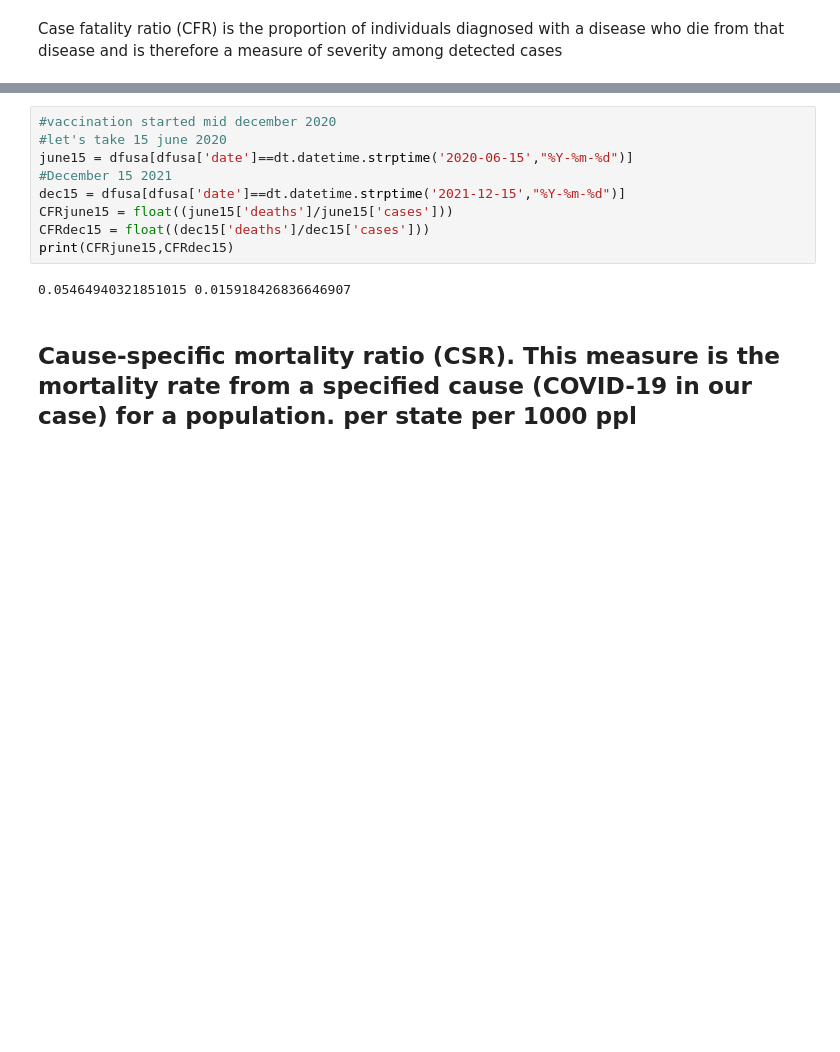
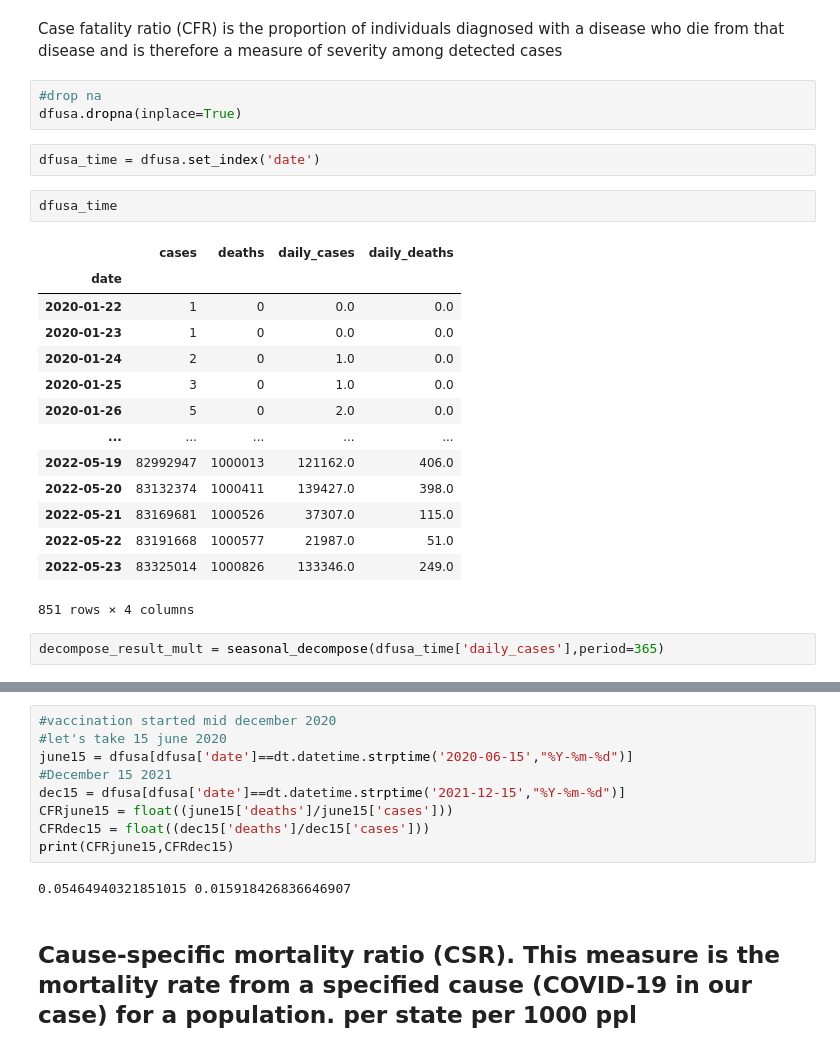
Before and after one commit to thibtd/covid_19_MDA, a Jupyter notebook: MDA_thibaut_1.ipynb, the cells around one changed output, grey strips where cells are left out. Drawn from its saved outputs; the diff is of its cells as text; blank space fills up the shorter version.

```diff
--- a/MDA_thibaut_1.ipynb
+++ b/MDA_thibaut_1.ipynb
@@ -139,3 +148,27 @@ HBox(children=(Dropdown(options=('daily_cases', 'daily_deaths'), value='daily_ca
 [interactive output not drawn]
 # %% [markdown]
 Case fatality ratio (CFR) is the proportion of individuals diagnosed with a disease who die from that disease and is therefore a measure of severity among detected cases
+# %%
+#drop na
+dfusa.dropna(inplace=True)
+# %%
+dfusa_time = dfusa.set_index('date')
+# %%
+dfusa_time
+# %% [output]
+|  | cases | deaths | daily_cases | daily_deaths |
+| date |  |  |  |  |
+| 2020-01-22 | 1 | 0 | 0.0 | 0.0 |
+| 2020-01-23 | 1 | 0 | 0.0 | 0.0 |
+| 2020-01-24 | 2 | 0 | 1.0 | 0.0 |
+| 2020-01-25 | 3 | 0 | 1.0 | 0.0 |
+| 2020-01-26 | 5 | 0 | 2.0 | 0.0 |
+| ... | ... | ... | ... | ... |
+| 2022-05-19 | 82992947 | 1000013 | 121162.0 | 406.0 |
+| 2022-05-20 | 83132374 | 1000411 | 139427.0 | 398.0 |
+| 2022-05-21 | 83169681 | 1000526 | 37307.0 | 115.0 |
+| 2022-05-22 | 83191668 | 1000577 | 21987.0 | 51.0 |
+| 2022-05-23 | 83325014 | 1000826 | 133346.0 | 249.0 |
+851 rows × 4 columns
+# %%
+decompose_result_mult = seasonal_decompose(dfusa_time['daily_cases'],period=365)
```
Also changed, not shown: parts of 18 cells of this notebook, 8 other files.
